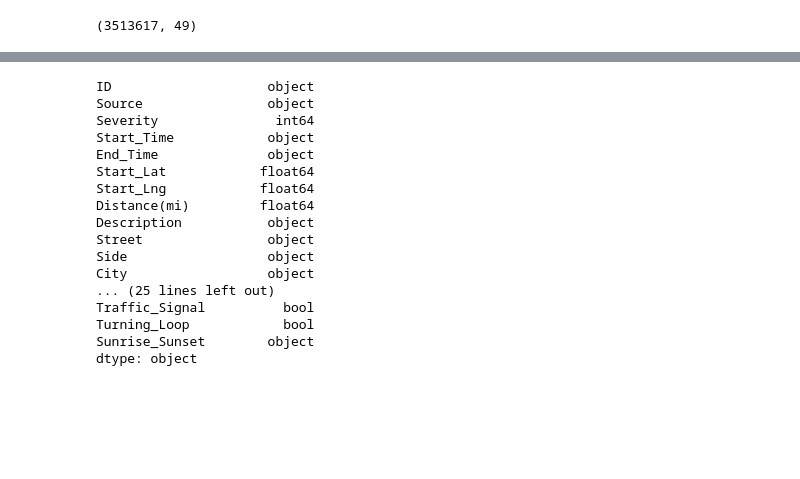
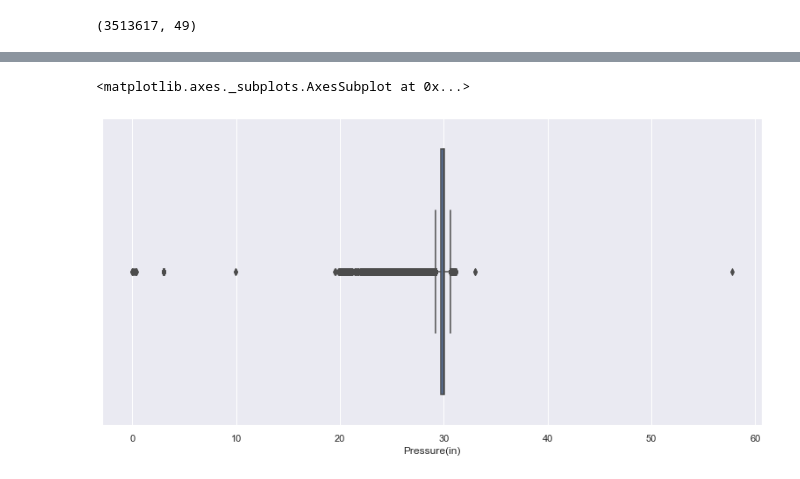
Before and after one commit to pvn-leo/DataAnalytics, a Jupyter notebook: EDA.ipynb, the cells around one changed output, grey strips where cells are left out. Drawn from its saved outputs; the diff is of its cells as text; code cells hidden in the pictures; blank space fills up the shorter version.

```diff
--- a/EDA.ipynb
+++ b/EDA.ipynb
@@ -3,7 +3,9 @@ import pandas as pd
 import numpy as np
 import matplotlib.pyplot as plt
 import seaborn as sns
-sns.set_style("darkgrid")
+
+plt.style.use('fivethirtyeight')
+sns.set(rc={'figure.figsize':(12,6)})
 # %%
 df = pd.read_csv("US_Accidents_June20.csv")
 # %%
@@ -58,0 +62,4 @@ There are 23 columns that have missing values.
+# %%
+df.drop(['end_lat', 'end_lng', 'number', 'tmc','nautical_twilight','civil_twilight','astronomical_twilight',"timezone","airport_code","precipitation(in)","wind_chill(f)"], axis=1, inplace=True)
+df = df.dropna(subset=['description','city','sunrise_sunset','zipcode','weather_timestamp'])
+missing_values_table(df)
@@ -59,3 +99,2 @@ There are 23 columns that have missing values.
 # %%
-df.drop(['End_Lat', 'End_Lng', 'Number', 'TMC','Nautical_Twilight','Civil_Twilight','Astronomical_Twilight',"Timezone","Airport_Code"], axis=1, inplace=True)
-missing_values_table(df)
+df.drop(["country","county","street"], axis=1, inplace=True)
@@ -95,20 +101,5 @@ df1.to_csv('US_accidents_clean.csv')
-# %%
-df1.dtypes
-# %% [output]
-ID                    object
-Source                object
-Severity               int64
-Start_Time            object
-End_Time              object
-Start_Lat            float64
-Start_Lng            float64
-Distance(mi)         float64
-Description           object
-Street                object
-Side                  object
-City                  object
-... (25 lines left out)
-Traffic_Signal          bool
-Turning_Loop            bool
-Sunrise_Sunset        object
-dtype: object
+# %%
+sns.boxplot(data=df,x="Pressure(in)",hue="Severity")
+# %% [output]
+<matplotlib.axes._subplots.AxesSubplot at 0x...>
+[figure, added]
```
Also changed, not shown: parts of 10 cells of this notebook.
